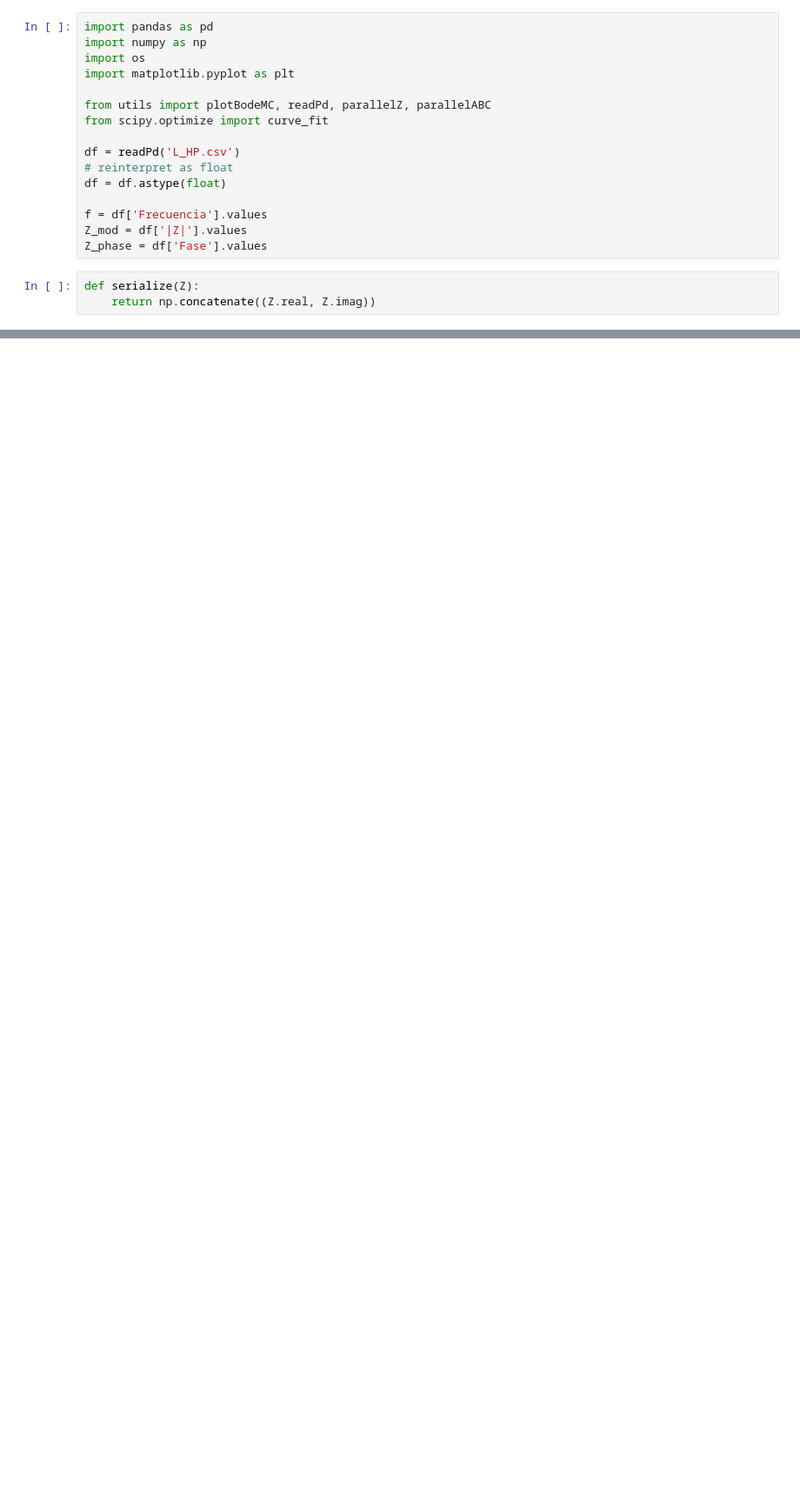
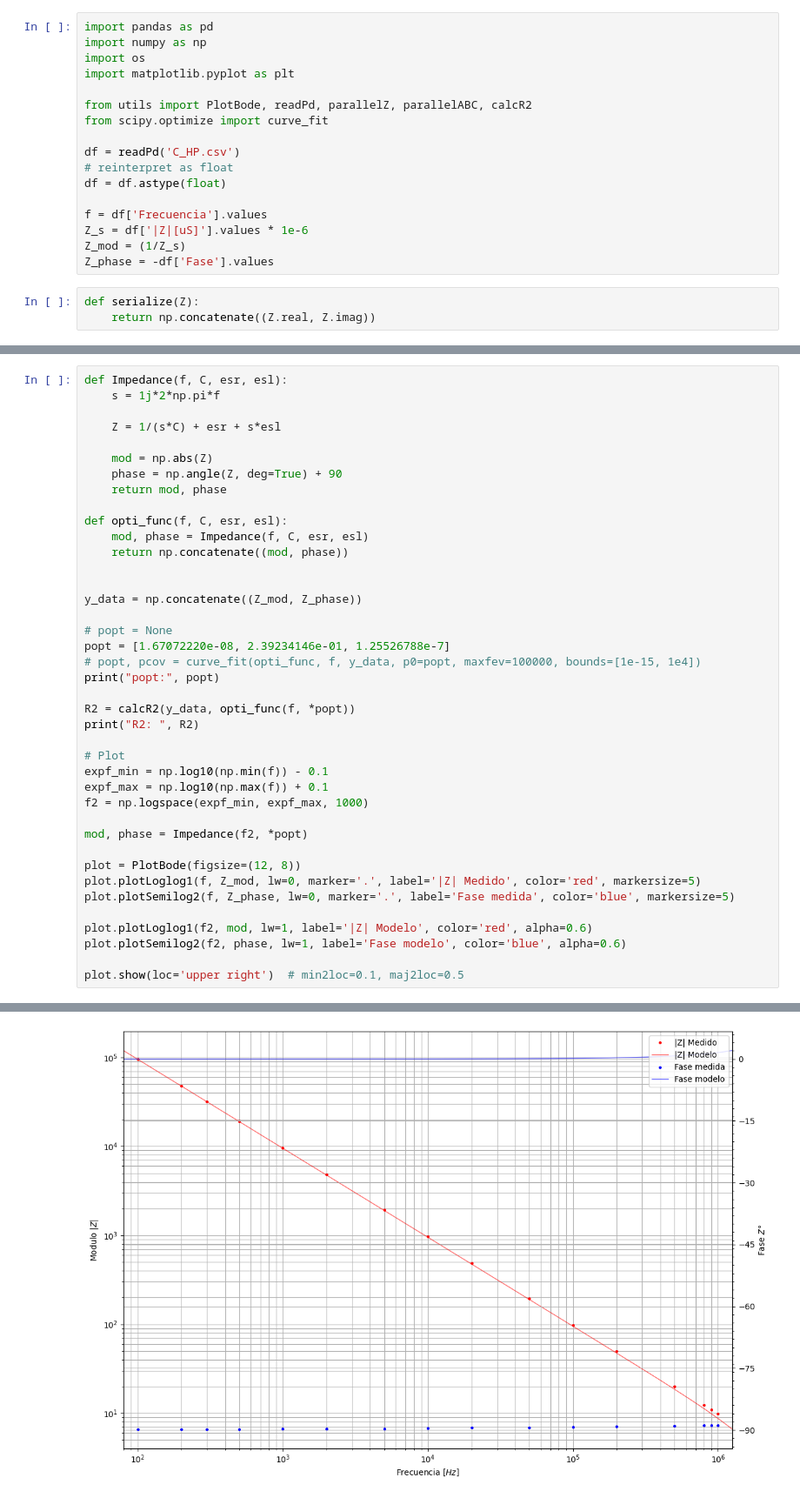
Before and after one commit to Rafdal/itba-lab1-tp2, a Jupyter notebook: curve_fit.ipynb, the cells around one changed output, grey strips where cells are left out. Shown at 87% size. Drawn from its saved outputs; the diff is of its cells as text; blank space fills up the shorter version.

```diff
--- a/curve_fit.ipynb
+++ b/curve_fit.ipynb
@@ -4,16 +4,17 @@ import numpy as np
 import os
 import matplotlib.pyplot as plt
 
-from utils import plotBodeMC, readPd, parallelZ, parallelABC
+from utils import PlotBode, readPd, parallelZ, parallelABC, calcR2
 from scipy.optimize import curve_fit
 
-df = readPd('L_HP.csv')
+df = readPd('C_HP.csv')
 # reinterpret as float
 df = df.astype(float)
 
 f = df['Frecuencia'].values
-Z_mod = df['|Z|'].values
-Z_phase = df['Fase'].values
+Z_s = df['|Z|[uS]'].values * 1e-6
+Z_mod = (1/Z_s)
+Z_phase = -df['Fase'].values
 # %%
 def serialize(Z):
     return np.concatenate((Z.real, Z.imag))
@@ -60,0 +21,41 @@ R2:  0.9036643170056317
+# %%
+def Impedance(f, C, esr, esl):
+    s = 1j*2*np.pi*f
+
+    Z = 1/(s*C) + esr + s*esl
+
+    mod = np.abs(Z)
+    phase = np.angle(Z, deg=True) + 90
+    return mod, phase
+
+def opti_func(f, C, esr, esl):
+    mod, phase = Impedance(f, C, esr, esl)
+    return np.concatenate((mod, phase))
+
+
+y_data = np.concatenate((Z_mod, Z_phase))
+
+# popt = None
+popt = [1.67072220e-08, 2.39234146e-01, 1.25526788e-7]
+# popt, pcov = curve_fit(opti_func, f, y_data, p0=popt, maxfev=100000, bounds=[1e-15, 1e4])
+print("popt:", popt)
+
+R2 = calcR2(y_data, opti_func(f, *popt))
+print("R2: ", R2)
+
+# Plot
+expf_min = np.log10(np.min(f)) - 0.1
+expf_max = np.log10(np.max(f)) + 0.1
+f2 = np.logspace(expf_min, expf_max, 1000)
+
+mod, phase = Impedance(f2, *popt)
+
+plot = PlotBode(figsize=(12, 8))
+plot.plotLoglog1(f, Z_mod, lw=0, marker='.', label='|Z| Medido', color='red', markersize=5)
+plot.plotSemilog2(f, Z_phase, lw=0, marker='.', label='Fase medida', color='blue', markersize=5)
+
+plot.plotLoglog1(f2, mod, lw=1, label='|Z| Modelo', color='red', alpha=0.6)
+plot.plotSemilog2(f2, phase, lw=1, label='Fase modelo', color='blue', alpha=0.6)
+
+plot.show(loc='upper right')  # min2loc=0.1, maj2loc=0.5
+# %% [output]
@@ -60,0 +64 @@ R2:  0.9036643170056317
+[figure, added]
```
Also changed, not shown: parts of 2 cells of this notebook, 5 other files.
